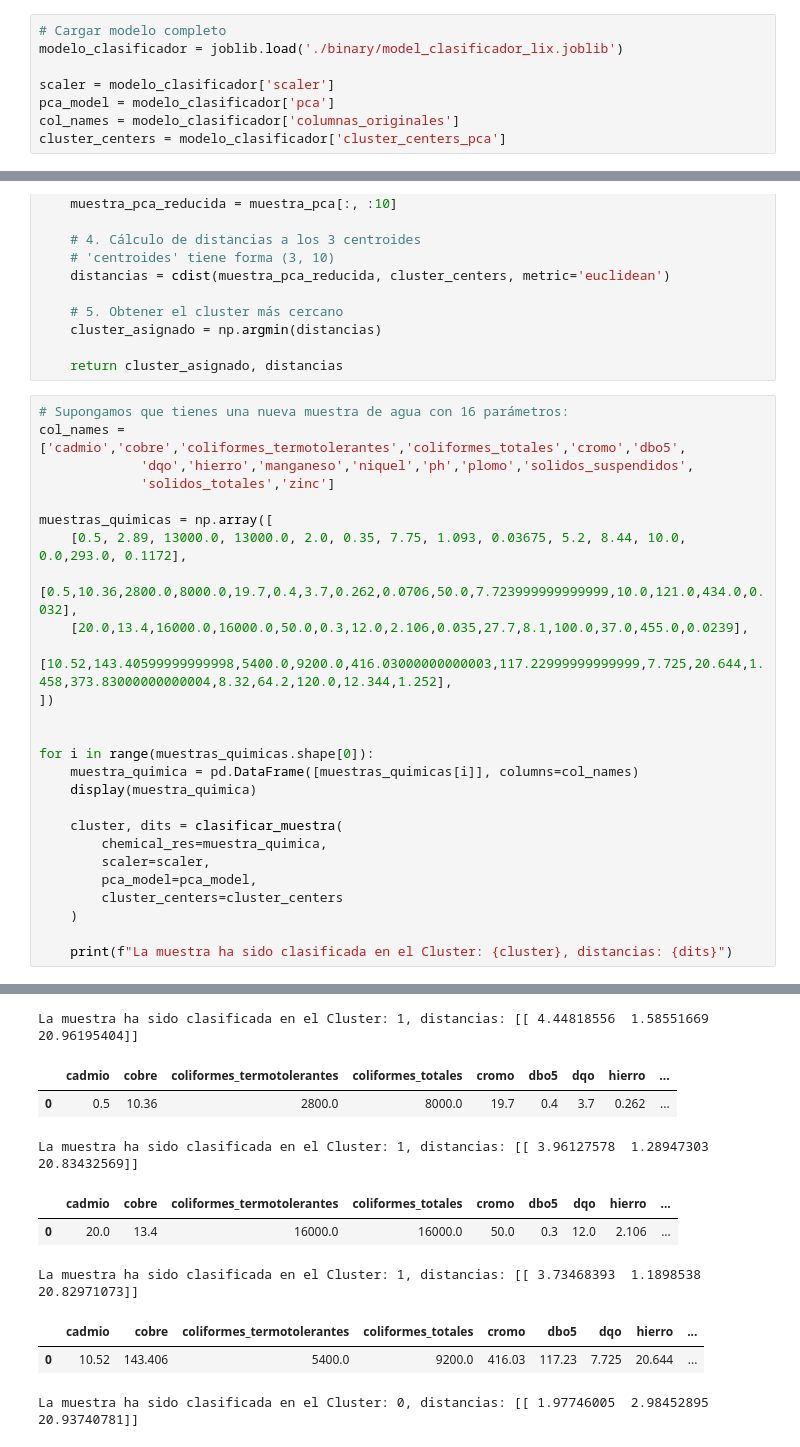
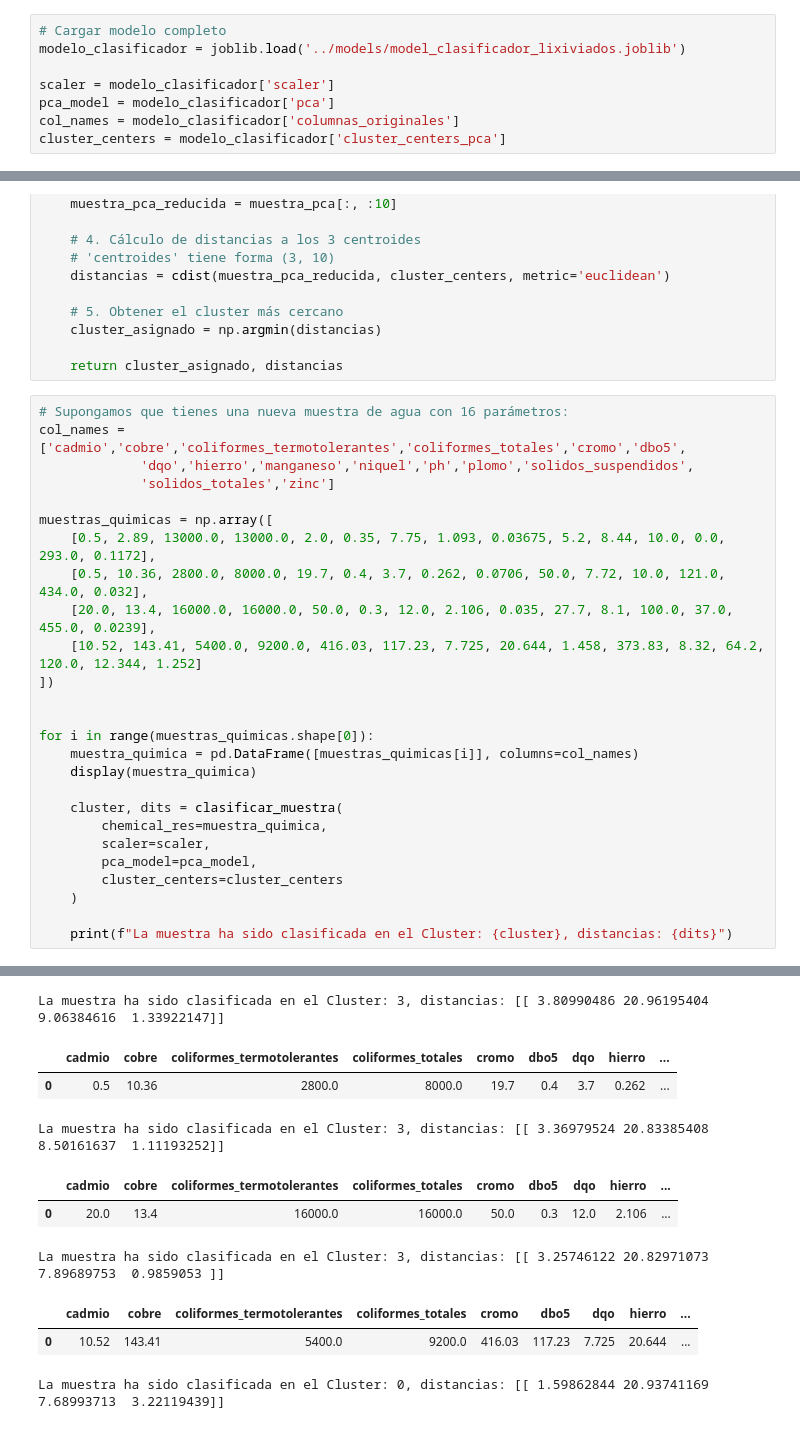
Before and after one commit to mikdevio/leachates_classification_model, a Jupyter notebook: notebooks/05_despliegue.ipynb, the cells around one changed output, grey strips where cells are left out. Drawn from its saved outputs; the diff is of its cells as text.

```diff
--- a/notebooks/05_despliegue.ipynb
+++ b/notebooks/05_despliegue.ipynb
@@ -5,7 +5,7 @@ import pandas as pd
 from scipy.spatial.distance import cdist
 # %%
 # Cargar modelo completo
-modelo_clasificador = joblib.load('./binary/model_clasificador_lix.joblib')
+modelo_clasificador = joblib.load('../models/model_clasificador_lixiviados.joblib')
 
 scaler = modelo_clasificador['scaler']
 pca_model = modelo_clasificador['pca']
@@ -41,39 +41,39 @@ def clasificar_muestra(chemical_res, scaler, pca_model, cluster_centers):
 # %%
 # Supongamos que tienes una nueva muestra de agua con 16 parámetros:
 col_names = ['cadmio','cobre','coliformes_termotolerantes','coliformes_totales','cromo','dbo5',
              'dqo','hierro','manganeso','niquel','ph','plomo','solidos_suspendidos',
              'solidos_totales','zinc']
 
 muestras_quimicas = np.array([
-    [0.5, 2.89, 13000.0, 13000.0, 2.0, 0.35, 7.75, 1.093, 0.03675, 5.2, 8.44, 10.0, 0.0,293.0, 0.1172],
-    [0.5,10.36,2800.0,8000.0,19.7,0.4,3.7,0.262,0.0706,50.0,7.723999999999999,10.0,121.0,434.0,0.032],
-    [20.0,13.4,16000.0,16000.0,50.0,0.3,12.0,2.106,0.035,27.7,8.1,100.0,37.0,455.0,0.0239],
-    [10.52,143.40599999999998,5400.0,9200.0,416.03000000000003,117.22999999999999,7.725,20.644,1.458,373.83000000000004,8.32,64.2,120.0,12.344,1.252],
+    [0.5, 2.89, 13000.0, 13000.0, 2.0, 0.35, 7.75, 1.093, 0.03675, 5.2, 8.44, 10.0, 0.0, 293.0, 0.1172],
+    [0.5, 10.36, 2800.0, 8000.0, 19.7, 0.4, 3.7, 0.262, 0.0706, 50.0, 7.72, 10.0, 121.0, 434.0, 0.032],
+    [20.0, 13.4, 16000.0, 16000.0, 50.0, 0.3, 12.0, 2.106, 0.035, 27.7, 8.1, 100.0, 37.0, 455.0, 0.0239],
+    [10.52, 143.41, 5400.0, 9200.0, 416.03, 117.23, 7.725, 20.644, 1.458, 373.83, 8.32, 64.2, 120.0, 12.344, 1.252]
 ])
 
 
 for i in range(muestras_quimicas.shape[0]):
     muestra_quimica = pd.DataFrame([muestras_quimicas[i]], columns=col_names)
     display(muestra_quimica)
 
     cluster, dits = clasificar_muestra(
         chemical_res=muestra_quimica,
         scaler=scaler,
         pca_model=pca_model,
         cluster_centers=cluster_centers
     )
 
     print(f"La muestra ha sido clasificada en el Cluster: {cluster}, distancias: {dits}")
 # %% [output]
 |  | cadmio | cobre | coliformes_termotolerantes | coliformes_totales | cromo | dbo5 | dqo | hierro | ... |
 | 0 | 0.5 | 2.89 | 13000.0 | 13000.0 | 2.0 | 0.35 | 7.75 | 1.093 | ... |
-La muestra ha sido clasificada en el Cluster: 1, distancias: [[ 4.44818556  1.58551669 20.96195404]]
+La muestra ha sido clasificada en el Cluster: 3, distancias: [[ 3.80990486 20.96195404  9.06384616  1.33922147]]
 |  | cadmio | cobre | coliformes_termotolerantes | coliformes_totales | cromo | dbo5 | dqo | hierro | ... |
 | 0 | 0.5 | 10.36 | 2800.0 | 8000.0 | 19.7 | 0.4 | 3.7 | 0.262 | ... |
-La muestra ha sido clasificada en el Cluster: 1, distancias: [[ 3.96127578  1.28947303 20.83432569]]
+La muestra ha sido clasificada en el Cluster: 3, distancias: [[ 3.36979524 20.83385408  8.50161637  1.11193252]]
 |  | cadmio | cobre | coliformes_termotolerantes | coliformes_totales | cromo | dbo5 | dqo | hierro | ... |
 | 0 | 20.0 | 13.4 | 16000.0 | 16000.0 | 50.0 | 0.3 | 12.0 | 2.106 | ... |
-La muestra ha sido clasificada en el Cluster: 1, distancias: [[ 3.73468393  1.1898538  20.82971073]]
+La muestra ha sido clasificada en el Cluster: 3, distancias: [[ 3.25746122 20.82971073  7.89689753  0.9859053 ]]
 |  | cadmio | cobre | coliformes_termotolerantes | coliformes_totales | cromo | dbo5 | dqo | hierro | ... |
-| 0 | 10.52 | 143.406 | 5400.0 | 9200.0 | 416.03 | 117.23 | 7.725 | 20.644 | ... |
+| 0 | 10.52 | 143.41 | 5400.0 | 9200.0 | 416.03 | 117.23 | 7.725 | 20.644 | ... |
-La muestra ha sido clasificada en el Cluster: 0, distancias: [[ 1.97746005  2.98452895 20.93740781]]
+La muestra ha sido clasificada en el Cluster: 0, distancias: [[ 1.59862844 20.93741169  7.68993713  3.22119439]]
```
Also changed, not shown: 5 other files.
